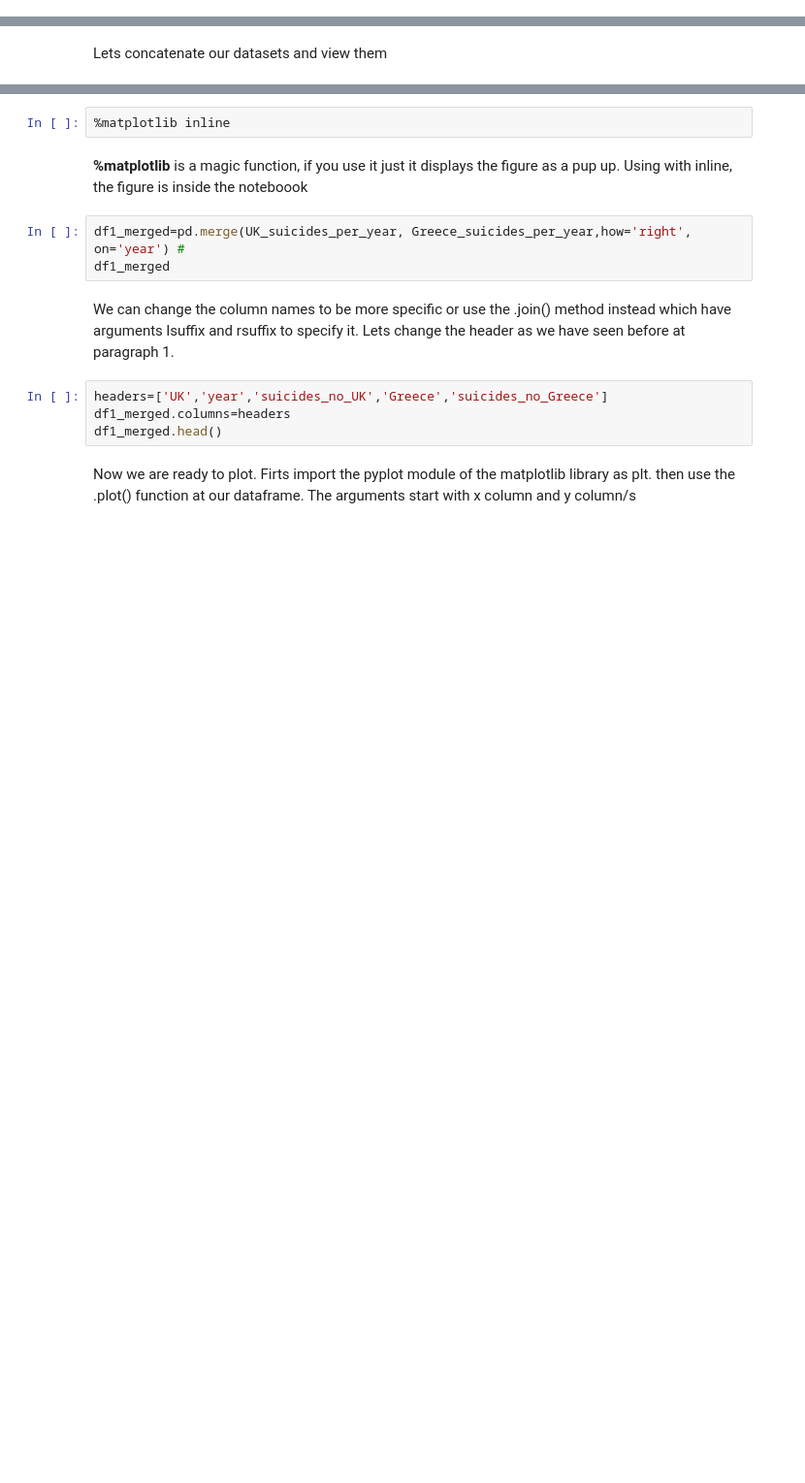
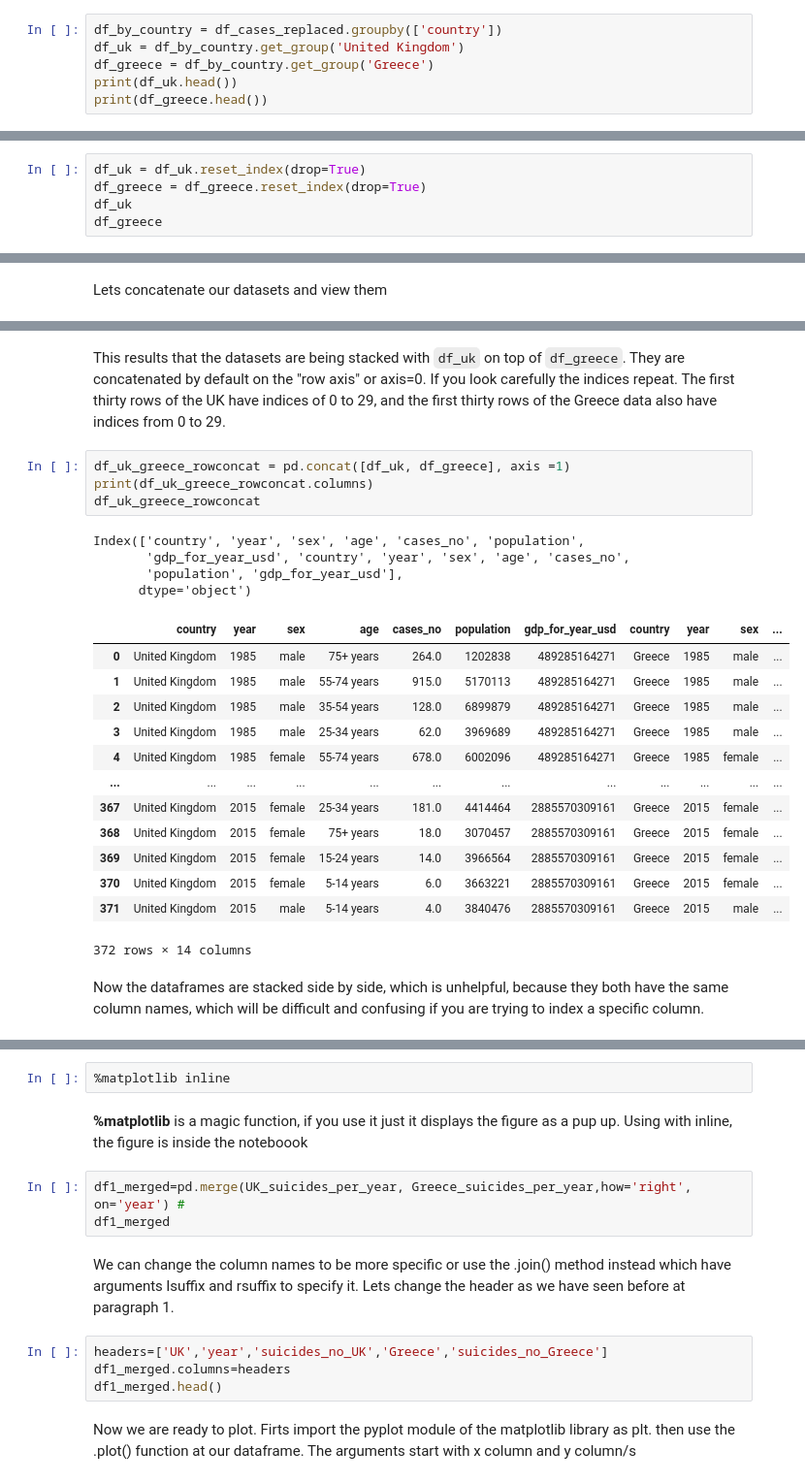
Before and after one commit to catriiona/TeamCoders_Event_Based_Model, a Jupyter notebook: Data_Cleaning_And_Wrangling/Data_Wrangling_WHO.ipynb, the cells around one changed output, grey strips where cells are left out. Shown at 97% size. Saved outputs shown, nothing was run; the diff lists cells and outputs as text; blank space fills up the shorter version.

Commit message:
Through concatenating and merging

```diff
--- a/Data_Cleaning_And_Wrangling/Data_Wrangling_WHO.ipynb
+++ b/Data_Cleaning_And_Wrangling/Data_Wrangling_WHO.ipynb
@@ -856,0 +870,6 @@ If you us the following code that concatenates the dataframes (df1 and df2)  wit
+# %%
+df_by_country = df_cases_replaced.groupby(['country'])
+df_uk = df_by_country.get_group('United Kingdom')
+df_greece = df_by_country.get_group('Greece')
+print(df_uk.head())
+print(df_greece.head())
@@ -856,0 +896,5 @@ If you us the following code that concatenates the dataframes (df1 and df2)  wit
+# %%
+df_uk = df_uk.reset_index(drop=True)
+df_greece = df_greece.reset_index(drop=True)
+df_uk
+df_greece
@@ -883 +987,27 @@ By default, a concatenation results in a **set union**, where all data is preser
+# %% [markdown]
+This results that the datasets are being stacked with `df_uk` on top of `df_greece`. They are concatenated by default on the "row axis" or axis=0. If you look carefully the indices repeat. The first thirty rows of the UK have indices of 0 to 29, and the first thirty rows of the Greece data also have indices from 0 to 29.
+# %%
+df_uk_greece_rowconcat = pd.concat([df_uk, df_greece], axis =1)
+print(df_uk_greece_rowconcat.columns)
+df_uk_greece_rowconcat
+# %% [output]
+Index(['country', 'year', 'sex', 'age', 'cases_no', 'population',
+       'gdp_for_year_usd', 'country', 'year', 'sex', 'age', 'cases_no',
+       'population', 'gdp_for_year_usd'],
+      dtype='object')
+|  | country | year | sex | age | cases_no | population | gdp_for_year_usd | country | year | sex | ... |
+| 0 | United Kingdom | 1985 | male | 75+ years | 264.0 | 1202838 | 489285164271 | Greece | 1985 | male | ... |
+| 1 | United Kingdom | 1985 | male | 55-74 years | 915.0 | 5170113 | 489285164271 | Greece | 1985 | male | ... |
+| 2 | United Kingdom | 1985 | male | 35-54 years | 128.0 | 6899879 | 489285164271 | Greece | 1985 | male | ... |
+| 3 | United Kingdom | 1985 | male | 25-34 years | 62.0 | 3969689 | 489285164271 | Greece | 1985 | male | ... |
+| 4 | United Kingdom | 1985 | female | 55-74 years | 678.0 | 6002096 | 489285164271 | Greece | 1985 | female | ... |
+| ... | ... | ... | ... | ... | ... | ... | ... | ... | ... | ... | ... |
+| 367 | United Kingdom | 2015 | female | 25-34 years | 181.0 | 4414464 | 2885570309161 | Greece | 2015 | female | ... |
+| 368 | United Kingdom | 2015 | female | 75+ years | 18.0 | 3070457 | 2885570309161 | Greece | 2015 | female | ... |
+| 369 | United Kingdom | 2015 | female | 15-24 years | 14.0 | 3966564 | 2885570309161 | Greece | 2015 | female | ... |
+| 370 | United Kingdom | 2015 | female | 5-14 years | 6.0 | 3663221 | 2885570309161 | Greece | 2015 | female | ... |
+| 371 | United Kingdom | 2015 | male | 5-14 years | 4.0 | 3840476 | 2885570309161 | Greece | 2015 | male | ... |
+372 rows × 14 columns
+# %% [markdown]
+Now the dataframes are stacked side by side, which is unhelpful, because they both have the same column names, which will be difficult and confusing if you are trying to index a specific column.
 # %% [markdown]
```
Also changed, not shown: parts of 58 cells of this notebook.
